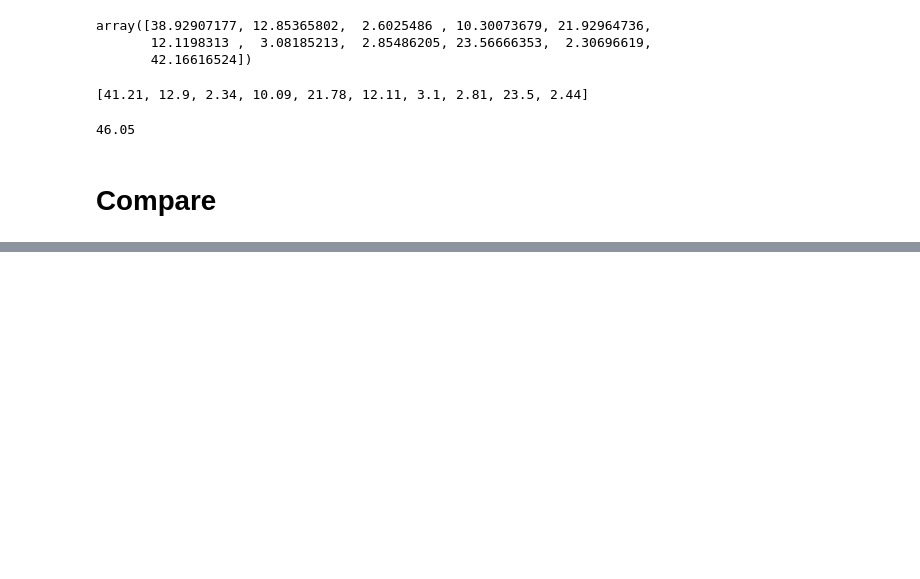
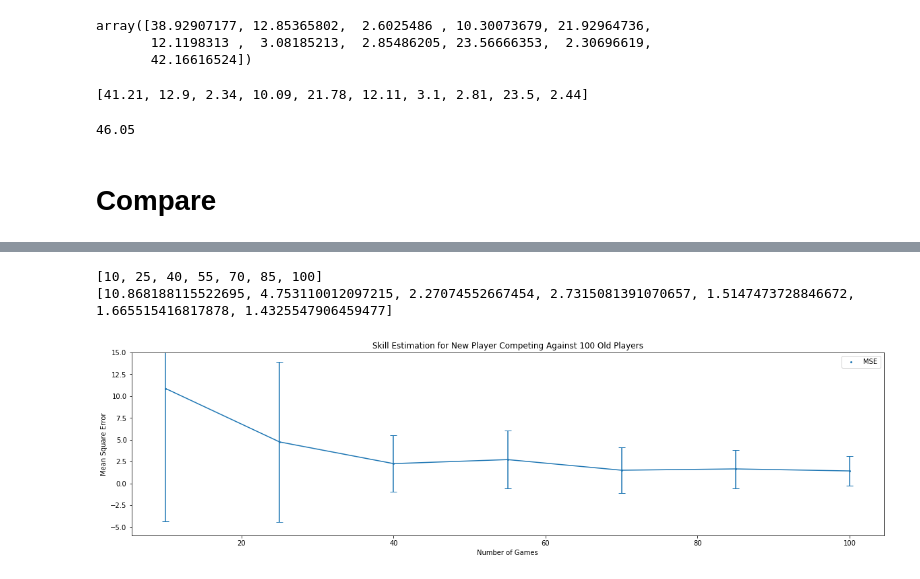
Before and after one commit to AmosChenZixuan/CS179-Project, a Jupyter notebook: skill_predict_for_new_player.ipynb, the cells around one changed output, grey strips where cells are left out. Saved outputs shown, nothing was run; the diff lists cells and outputs as text; code cells hidden in the pictures; blank space fills up the shorter version.

```diff
--- a/skill_predict_for_new_player.ipynb
+++ b/skill_predict_for_new_player.ipynb
@@ -132,11 +188,16 @@ new_player
 # %%
 def compare_ngames(n_games_range, iter = 10, n_players = 10, skill_cap = 50, scale = 0.5):
     true_players=generate_players(n_players, skill_cap)
-    skill_model = create_skill_model(true_players)
+    mean = round(skill_cap / 2)
+    std = round(mean / 3)
+    skill_model = create_skill_model(true_players, mean, 10)
+    #print(skill_model)
     sm = pystan.StanModel(model_code = skill_model)
 
     new_player = round(random.uniform(0,skill_cap),2)
     print(true_players)
+
+    result = {}
 
     for num_of_games in n_games_range:
         print(num_of_games, new_player)
@@ -151,15 +212,18 @@ def compare_ngames(n_games_range, iter = 10, n_players = 10, skill_cap = 50, sca
                 'PA': p1_list,
                 'PB': p2_list,
             }
-            fit = sm.sampling(data=skill_data, iter=200, chains=2)
+            fit = sm.sampling(data=skill_data, iter=400, chains=2, control={'max_treedepth': 14})
             samples = fit.extract()
 
             pred = samples['skill'].mean(0)[-1]
-            diff = abs(pred - new_player)
-            print(f'pred:{pred}, diff:{diff}')
+            diff = abs(pred - new_player)**2
+            #print(f'pred:{pred}, diff:{diff}')
+            print('*',end='')
 
             diffs.append(diff)
+        result[num_of_games] = diffs
         print('mean:',np.mean(diffs), '\n')
+    return result
 # %%
-compare_ngames([10,30,50,100], iter = 20, n_players = 50, skill_cap = 50)
+result = compare_ngames(range(10, 101, 15), iter = 10, n_players = 50, skill_cap = 50)
 # %% [output]
@@ -212,0 +248,26 @@ pred:14.93073229048322, diff:3.29926770951678
+# %%
+plt.figure(figsize=(20,5))
+x = []
+y = []
+std = []
+
+for key in result:
+    x.append(key)
+    y.append(np.mean(result[key]))
+    std.append(np.std(result[key]))
+
+print(x)
+print(y)
+plt.scatter(x, y, marker='.' ,label = 'MSE',linewidths=0.01)
+plt.errorbar(x, y, yerr = std, capsize = 5)
+
+plt.title('Skill Estimation for New Player Competing Against 100 Old Players')
+plt.xlabel('Number of Games')
+plt.ylabel('Mean Square Error')
+plt.ylim(top=15)
+plt.legend()
+plt.show()
+# %% [output]
+[10, 25, 40, 55, 70, 85, 100]
+[10.868188115522695, 4.753110012097215, 2.27074552667454, 2.7315081391070657, 1.5147473728846672, 1.665515416817878, 1.4325547906459477]
+[figure, added]
```
Also changed, not shown: parts of 4 cells of this notebook, 19 other files.
